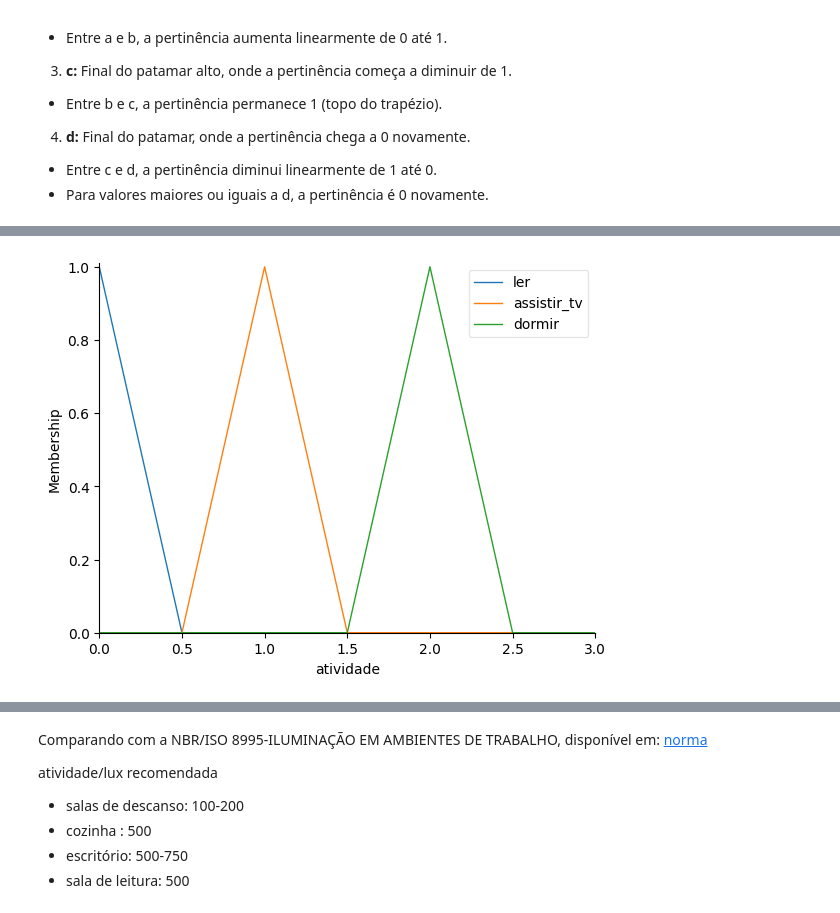
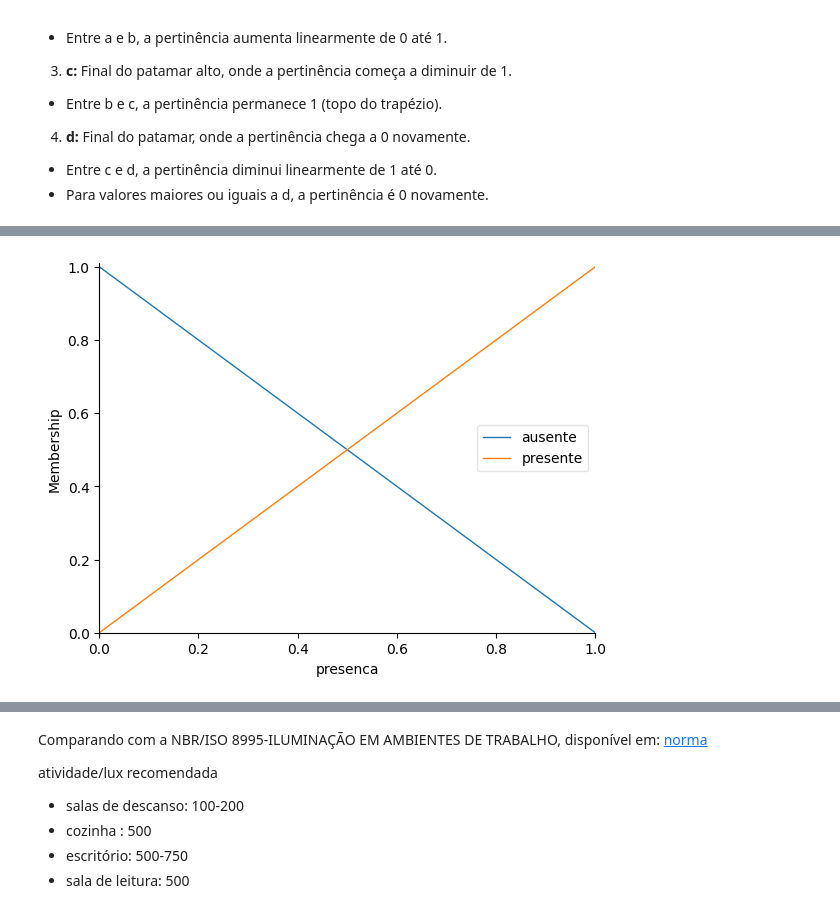
Before and after one commit to patriciacarvalhom/fuzzy, a Jupyter notebook: Notebook/fuzzy_skfuzzy.ipynb, the cells around one changed output, grey strips where cells are left out. Saved outputs shown, nothing was run; the diff lists cells and outputs as text; code cells hidden in the pictures.

```diff
--- a/Notebook/fuzzy_skfuzzy.ipynb
+++ b/Notebook/fuzzy_skfuzzy.ipynb
@@ -10,12 +12,11 @@ import skfuzzy as fuzzy
 from skfuzzy import*
 from skfuzzy import control as ctrl
 # %%
-# Definição das variáveis fuzzy (universos discretos)
+# Definição das variáveis fuzzy
 luminosidade = ctrl.Antecedent(numpy.arange(0, 1801, 1), 'luminosidade_externa')
-horario = ctrl.Antecedent(numpy.arange(0, 25, 1), 'horario')
-clima = ctrl.Antecedent(numpy.arange(0, 1.01, 0.01), 'clima')
 atividade = ctrl.Antecedent(numpy.arange(0, 3.1, 0.1), 'atividade')
-presenca = ctrl.Antecedent(numpy.arange(0, 1.1, 0.1), 'presenca')
+#presenca = ctrl.Antecedent(numpy.arange(0, 1.1, 0.1), 'presenca')
+presenca = ctrl.Antecedent(numpy.arange(0, 2, 1), 'presenca')
 
 #incluir modo de seguranca e economia
 #pesquisar modos de contenção
@@ -77,9 +67,9 @@ clima.view()
 # %%
-# Atividade (0 = ler, 1 = assistir TV, 2 = dormir)
+# Presença (0 = ausente, 1 = presente)
 # ALTERAR PARA SINGLETON, OU TRIÂNGULO O MAIS FINO POSSÍVEL
-atividade['ler'] = fuzzy.trimf(atividade.universe, [-0.5, 0, 0.5])
-atividade['assistir_tv'] = fuzzy.trimf(atividade.universe, [0.5, 1, 1.5])
-atividade['dormir'] = fuzzy.trimf(atividade.universe, [1.5, 2, 2.5])
-atividade.view()
+
+presenca['ausente'] = fuzzy.trapmf(presenca.universe, [0, 0, 0.2, 0.4])
+presenca['presente'] = fuzzy.trapmf(presenca.universe, [0.6, 0.8, 1, 1])
+presenca.view()
 # %% [output]
-[figure, old version]
+[figure, new version]
```
Also changed, not shown: parts of 17 cells of this notebook.
